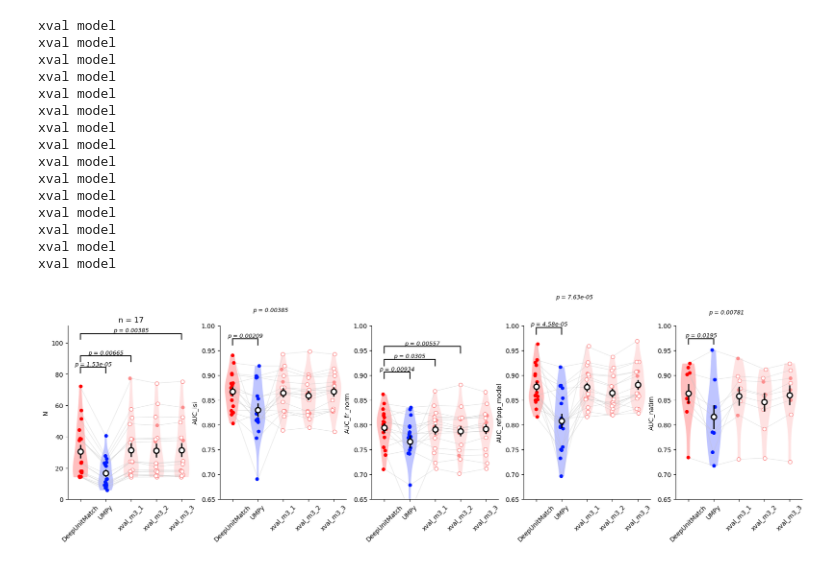
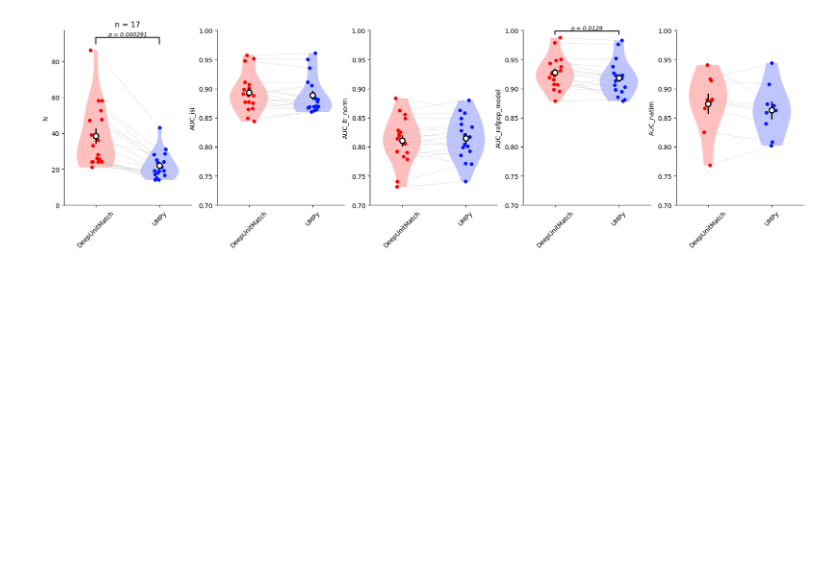
Before and after one commit to EnnyvanBeest/UnitMatch, a Jupyter notebook: UnitMatchPy/PaperAnalyses/figure-model-comparison.ipynb, the cells around one changed output. Cells and saved outputs as stored; diff of their text form; code cells hidden in the pictures; blank space fills up the shorter version.

Commit message:
update figures

```diff
--- a/UnitMatchPy/PaperAnalyses/figure-model-comparison.ipynb
+++ b/UnitMatchPy/PaperAnalyses/figure-model-comparison.ipynb
@@ -57,7 +57,7 @@ def paired_violin_plot(
     colors=None,
     ylabel="Value",
     figsize=(3, 5),
-    jitter=0.06,
+    jitter=0.1,
     violin_width=0.6,
     show_violin=True,
     show_points=True,
@@ -160,9 +160,10 @@ def paired_violin_plot(
     if show_points:
         for k in range(n_models):
             if "xval" in labels[k]:
-
-                print('xval model')
-                _, excluded_mice = get_excluded_mice(labels[k], mouse_list)
+                included_mice, excluded_mice = get_excluded_mice(labels[k], mouse_list)
+                print(f'{labels[k]} model, included mice: {included_mice}')
+            elif labels[k] == "DUM_untrained":
+                excluded_mice = mouse_list
             else:
                 excluded_mice = []
             excluded_idx = np.array([mouse in excluded_mice for mouse in mouse_list])
@@ -301,10 +302,16 @@ def paired_violin_plot(
 
     return fig, ax
 # %%
+fixed_N = ""
+# fixed_N = r"N_set_by_UMPy"
+# fixed_N = r"N_set_by_DANT"
+# fixed_N = r"N_set_by_DANT_no_functional"
+# fixed_N = r"N_set_by_DeepUnitMatch"
+
 RESULTS_DIR = r"\\znas.cortexlab.net\Lab\Share\UNITMATCHTABLES_ENNY_CELIAN_JULIE\DeepUM_NatMeth2026_V3_OnMergedData\results"
-# RESULTS_DIR = r"\\znas.cortexlab.net\Lab\Share\UNITMATCHTABLES_ENNY_CELIAN_JULIE\DeepUM_NatMeth2026_V3_OnMergedData\results\N_set_by_UMPy"
-# RESULTS_DIR = r"\\znas.cortexlab.net\Lab\Share\UNITMATCHTABLES_ENNY_CELIAN_JULIE\DeepUM_NatMeth2026_V3_OnMergedData\results\N_set_by_DANT"
-# RESULTS_DIR = r"\\znas.cortexlab.net\Lab\Share\UNITMATCHTABLES_ENNY_CELIAN_JULIE\DeepUM_NatMeth2026_V3_OnMergedData\results\N_set_by_DeepUnitMatch"
+results_dir = os.path.join(RESULTS_DIR, fixed_N)
+
+FIGURES_DIR = r"\\znas.cortexlab.net\Lab\Share\UNITMATCHTABLES_ENNY_CELIAN_JULIE\DeepUM_NatMeth2026_V3_OnMergedData\figures"
 
 models = [
               "DeepUnitMatch",
@@ -314,7 +321,8 @@ models = [
             #   "DANT_no_functional",
             #   "DUM_totalscore", "UMPy_simscore",
             #   "DUM_nodrift", "UMPy_nodrift",
-            #   "DUM_spatialonly", "UMPy_spatialonly",
+            #   "DUM_spatialonly",
+            # "UMPy_spatialonly",
             #   "DUM_maxdist=20", "DUM_maxdist=50", "DUM_maxdist=100",
             #   "DUM_maxdist=inf",
             #   "UMPy_maxdist=20", "UMPy_maxdist=50", "UMPy_maxdist=100",
@@ -323,7 +331,8 @@ models = [
             #   "n_output=8_after_ae_and_finetune", "n_output=32_after_ae_and_finetune", "n_output=128_after_ae_and_finetune", "n_output=256_after_ae_and_finetune",
             #   "DUM_untrained",
             # "DUM_unfinetuned", "DUM_finetuned_only",
-              "xval_m3_1", "xval_m3_2", "xval_m3_3",
+            #   "xval_m1_1", "xval_m1_2", "xval_m1_3",
+            #   "xval_m3_1", "xval_m3_2", "xval_m3_3",
             #   "xval_m6_1", "xval_m6_2", "xval_m6_3",
             #   "xval_m12_1", "xval_m12_2", "xval_m12_3",
             #   "xval_m18_1",
@@ -338,7 +347,7 @@ def rename_df_col(df, shared_columns, model):
 dfs = []
 for model in models:
     dfm = (
-        pd.read_csv(os.path.join(RESULTS_DIR, f"UM Probabilities_{model}_results.csv"))
+        pd.read_csv(os.path.join(results_dir, f"UM Probabilities_{model}_results.csv"))
           .drop_duplicates()
           .reset_index(drop=True)
     )
@@ -349,9 +358,10 @@ for model in models:
 # keep only rows present in all files (use join='outer' to keep union)
 merged = pd.concat(dfs, axis=1, join="inner")
 
-# compute keep: True if any model has N>19
+# compute keep: True if any model has N>threshold
+N_threshold = 20
 n_cols = [f"N_{m}" for m in models]
-keep = merged[n_cols].gt(9).any(axis=1)
+keep = merged[n_cols].gt(N_threshold-1).any(axis=1)
 
 # filter and restore columns/index
 merged = merged[keep].reset_index()
@@ -367,48 +377,38 @@ for idx, metric_to_plot in enumerate(metrics_to_plot):
 
     # REPLACE NANS WITH 0.5
     AUC_columns = [f"{metric_to_plot}_{model}" for model in models]
     merged_cut = merged[~np.all(np.isnan(merged[AUC_columns]), axis=1)]
     merged_cut = merged_cut.fillna(0.5) # remaining AUCs set to 0.5
 
     M = []
     for model in models:
-        avg_metric_by_mouse = merged_cut.groupby("mouse")[f"{metric_to_plot}_{model}"].mean()
+        avg_metric_by_mouse = merged_cut.groupby("mouse")[f"{metric_to_plot}_{model}"].median()
         if metric_to_plot in ['AUC_fr', 'AUC_fr_norm', 'AUC_isi_cv', 'AUC_isi_KL', 'AUC_isi_Wasserstein']:
             avg_metric_by_mouse = 1-avg_metric_by_mouse
         M.append(avg_metric_by_mouse.values)
 
     M = np.asarray(M)
     M = M[:, ~np.all(np.isnan(M), axis=0)]
     mouse_list = avg_metric_by_mouse.index.to_list()
     fig, ax = paired_violin_plot(
         M,
         mouse_list = mouse_list,
         labels=models,
         ylabel=metric_to_plot,
         comparisons=0,   # or "all" or [(0,3), (1,4)]
         show_violin = True,
         colors = None,
         ax=axes[idx]
     )
     if metric_to_plot != 'N':
-        ax.set_ylim(bottom=0.65, top=1.0)
+        ax.set_ylim(bottom=0.7, top=1.0)
         # ax.set_ylim(bottom=0.5, top=1.1)
     else:
         ax.set_title(f"n = {len(mouse_list)}")
+
+fig_dir = os.path.join(FIGURES_DIR, "comparisons")
+os.makedirs(fig_dir, exist_ok=True)
+plt.savefig(os.path.join(fig_dir, f"comparison_{models}_{fixed_N}_thresh{N_threshold}.svg"), dpi=300, bbox_inches='tight', format='svg')
+plt.show()
 # %% [output]
-xval model
-xval model
-xval model
-xval model
-xval model
-xval model
-xval model
-xval model
-xval model
-xval model
-xval model
-xval model
-xval model
-xval model
-xval model
-[figure, old version]
+[figure, new version]
```
Also changed, not shown: 1 other file.
